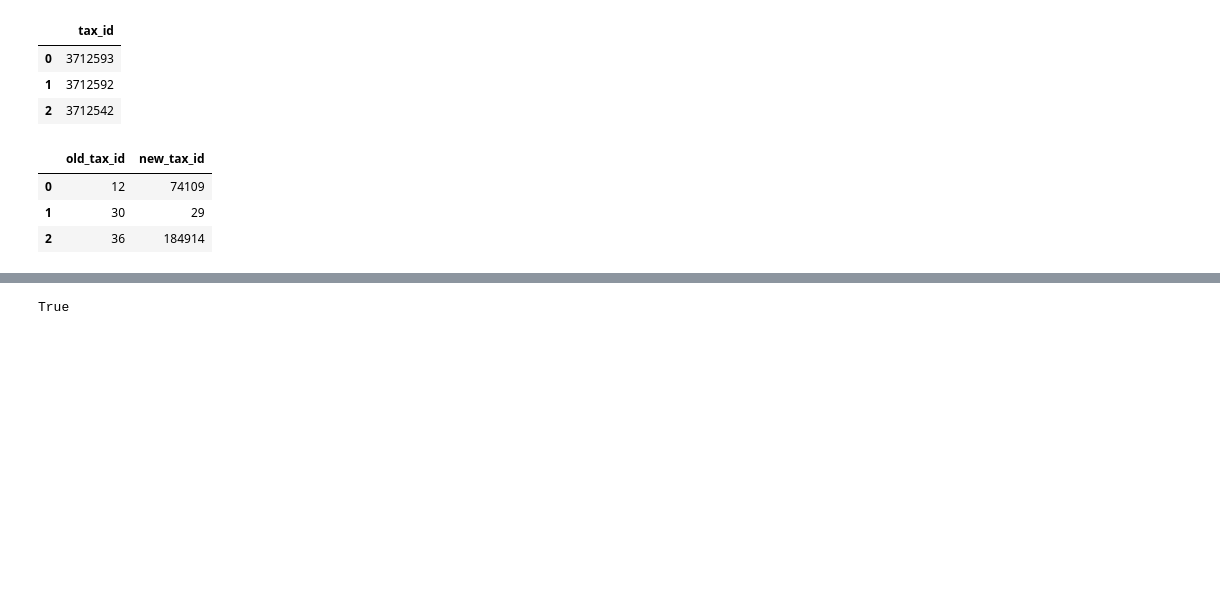
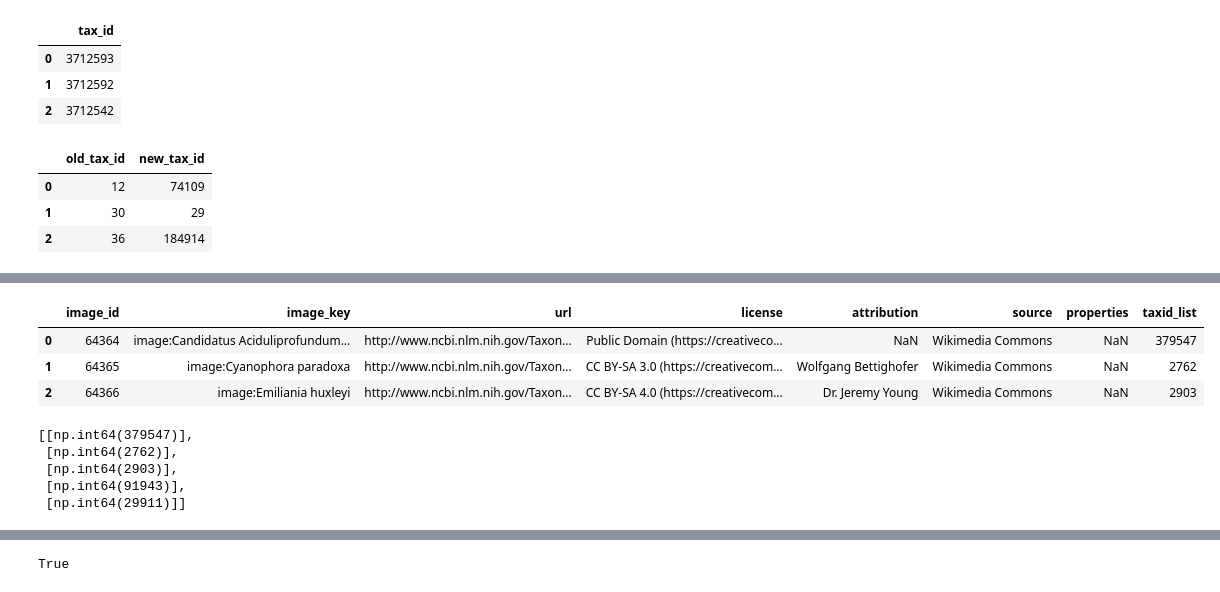
Before and after one commit to electric-death-kittens/biological-graph-database, a Jupyter notebook: biological_graph_database/taxonomy/taxonomy_1.ipynb, the cells around one changed output, grey strips where cells are left out. Drawn from its saved outputs; the diff is of its cells as text; code cells hidden in the pictures; blank space fills up the shorter version.

```diff
--- a/biological_graph_database/taxonomy/taxonomy_1.ipynb
+++ b/biological_graph_database/taxonomy/taxonomy_1.ipynb
@@ -161,0 +175,8 @@ set_new_tax_ids = set(list(df_merged['new_tax_id'].unique()))
+# %%
+df_images = load_file_to_df(directory_download_to + '/images.dmp', dict_results['images.dmp'])
+df_images.head(3)
+# %% [output]
+|  | image_id | image_key | url | license | attribution | source | properties | taxid_list |
+| 0 | 64364 | image:Candidatus Aciduliprofundum... | http://www.ncbi.nlm.nih.gov/Taxon... | Public Domain (https://creativeco... | NaN | Wikimedia Commons | NaN | 379547 |
+| 1 | 64365 | image:Cyanophora paradoxa | http://www.ncbi.nlm.nih.gov/Taxon... | CC BY-SA 3.0 (https://creativecom... | Wolfgang Bettighofer | Wikimedia Commons | NaN | 2762 |
+| 2 | 64366 | image:Emiliania huxleyi | http://www.ncbi.nlm.nih.gov/Taxon... | CC BY-SA 4.0 (https://creativecom... | Dr. Jeremy Young | Wikimedia Commons | NaN | 2903 |
@@ -161,0 +198,14 @@ set_new_tax_ids = set(list(df_merged['new_tax_id'].unique()))
+# %%
+list_images_taxid_list = process_taxid_list(df_images, 'taxid_list')
+list_images_tax_ids = []
+for list_of_tax_ids in list_images_taxid_list:
+    list_images_tax_ids.extend(list_of_tax_ids)
+set_images_tax_ids = set(list_images_tax_ids)
+
+#sorted(list(set_images_tax_ids))[0:5]
+# %% [output]
+[[np.int64(379547)],
+ [np.int64(2762)],
+ [np.int64(2903)],
+ [np.int64(91943)],
+ [np.int64(29911)]]
```
Also changed, not shown: parts of 13 cells of this notebook.
